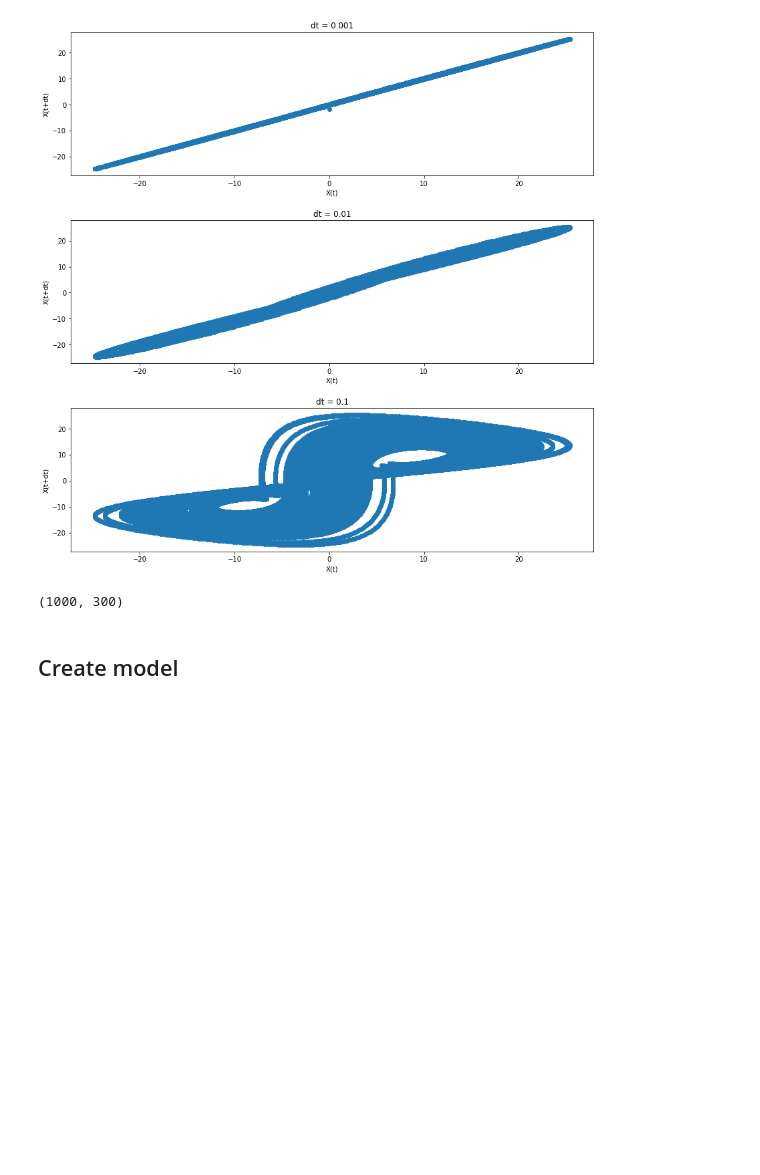
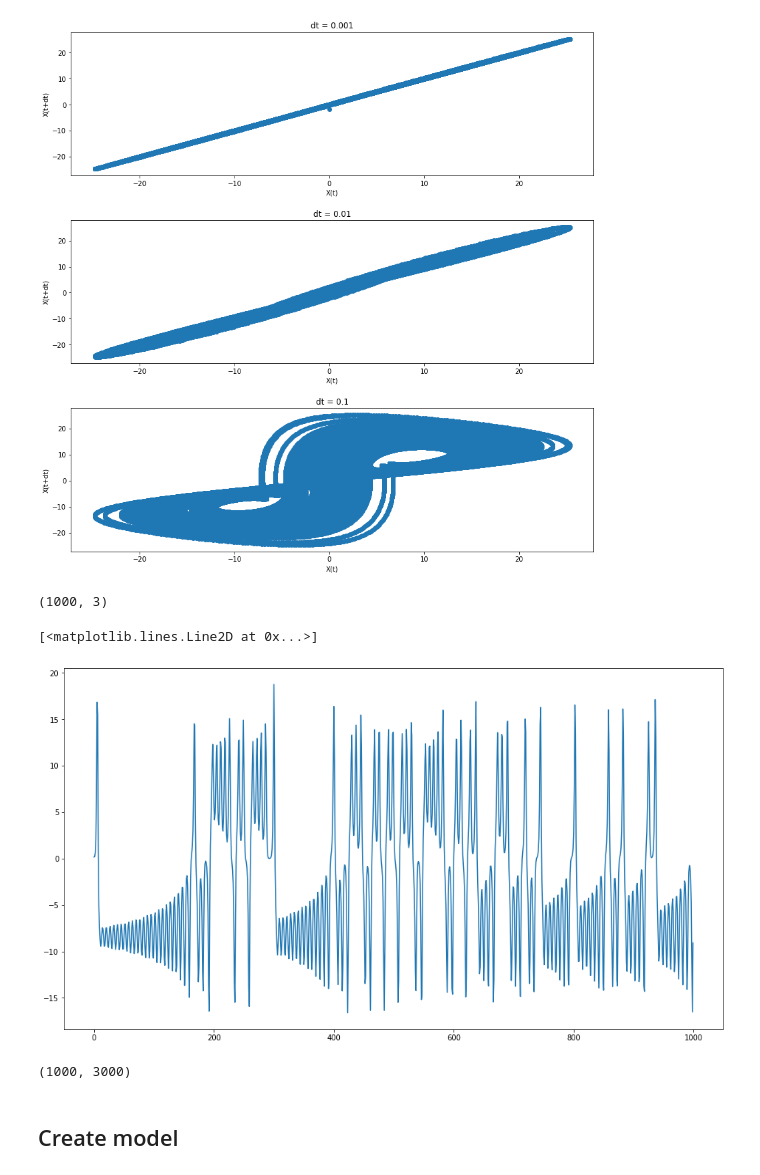
Before and after one commit to gonzaq94/GAN-chaotic-systems, a Jupyter notebook: gan_implementation.ipynb, the cells around one changed output. Saved outputs shown, nothing was run; the diff lists cells and outputs as text; code cells hidden in the pictures; blank space fills up the shorter version.

```diff
--- a/gan_implementation.ipynb
+++ b/gan_implementation.ipynb
@@ -75,7 +83,7 @@ fig.tight_layout(pad = 2)
 # %% [output]
 [figure]
 # %%
-def generate_data(N,l=100,T=1):
+def generate_data(N,l=100,T=1, dt = 0.001):
 
     #Model parameters
     #dt = 0.001 # integration time step
@@ -85,26 +93,38 @@ def generate_data(N,l=100,T=1):
     #l = int((T-dt)/dt)
 
     #T = dt*(l+1)
-    dt = T/(l+1)
+    #dt = T/(l+1)
 
-    X = np.zeros((N,3*l))
-
+    #X = np.zeros((N,3*(l-9)))
+    X = []
     for n in range(N):
 
         x0 = [np.random.randn(), np.random.randn(), np.random.randn()]
 
         # generate the Lorenz-63 system
-        x = odeint(Lorenz_63, x0, arange(dt,T,dt), args=(sigma, rho, beta))
-        X[n,...] = np.ndarray.flatten(x)
-    return X
+        x = odeint(Lorenz_63, x0, arange(0.01,T,dt), args=(sigma, rho, beta))
+        #X[n,...] = np.ndarray.flatten(x)
+        #X.append(np.ndarray.flatten(x))
+        X.append(x.reshape(x.shape[0]*x.shape[1]))
+    return np.array(X)
+# %%
+X = generate_data(1,T=100, dt=0.1)
+X = X.reshape(int(X.shape[1]/3),3)
+print(X.shape)
+plt.plot(X[:,0])
+# %% [output]
+(1000, 3)
+[<matplotlib.lines.Line2D at 0x...>]
+[figure, added]
 # %%
 N = 1000
-X = generate_data(N)
+X = generate_data(N,T=100, dt=0.1)
 
 X_train, X_test = train_test_split(X, test_size=0.33, random_state=42)
-X.shape
-# %% [output]
-(1000, 300)
+# %%
+X.shape
+# %% [output]
+(1000, 3000)
 # %% [markdown]
 ## Create model
 # %%
```
Also changed, not shown: parts of 24 cells of this notebook.
